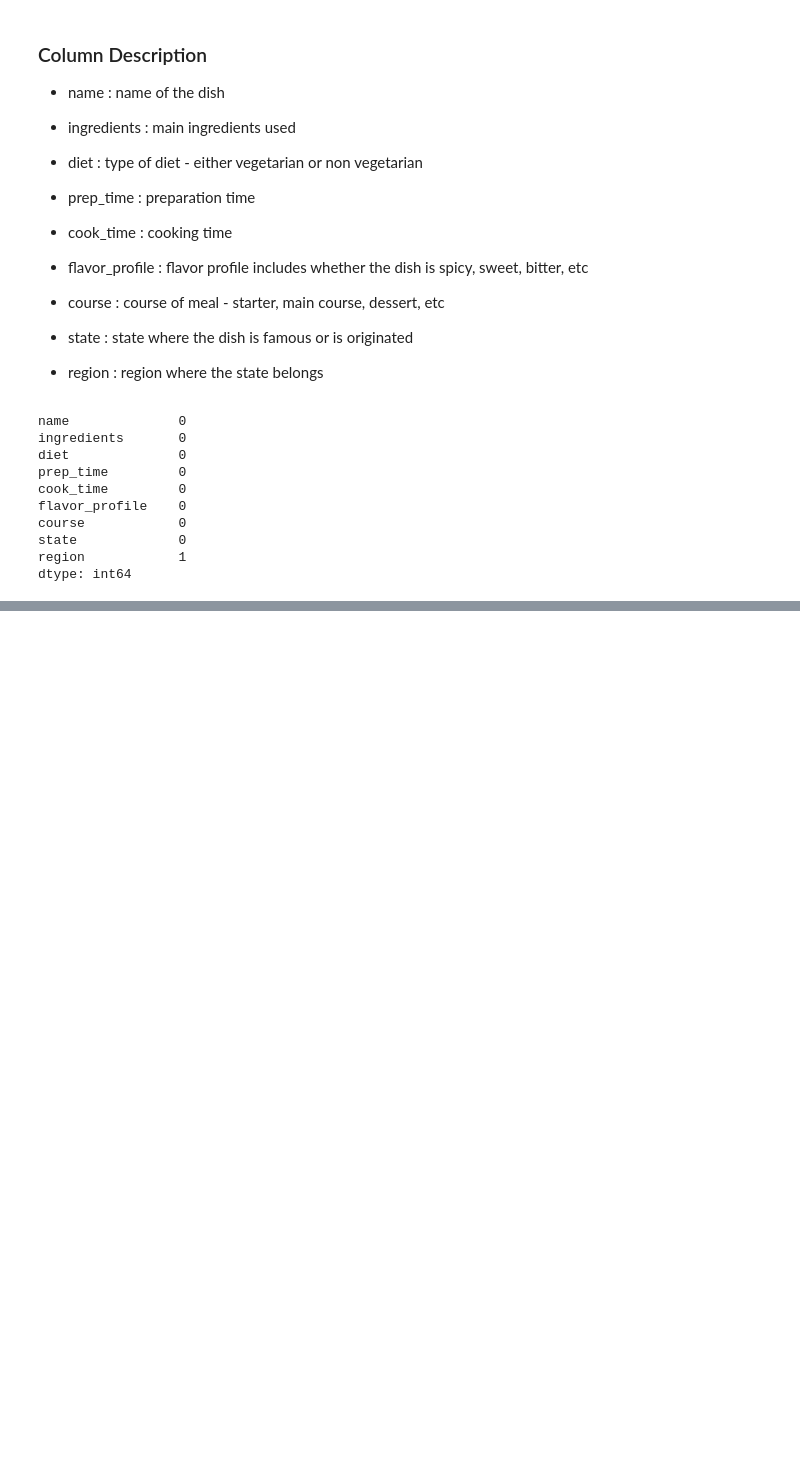
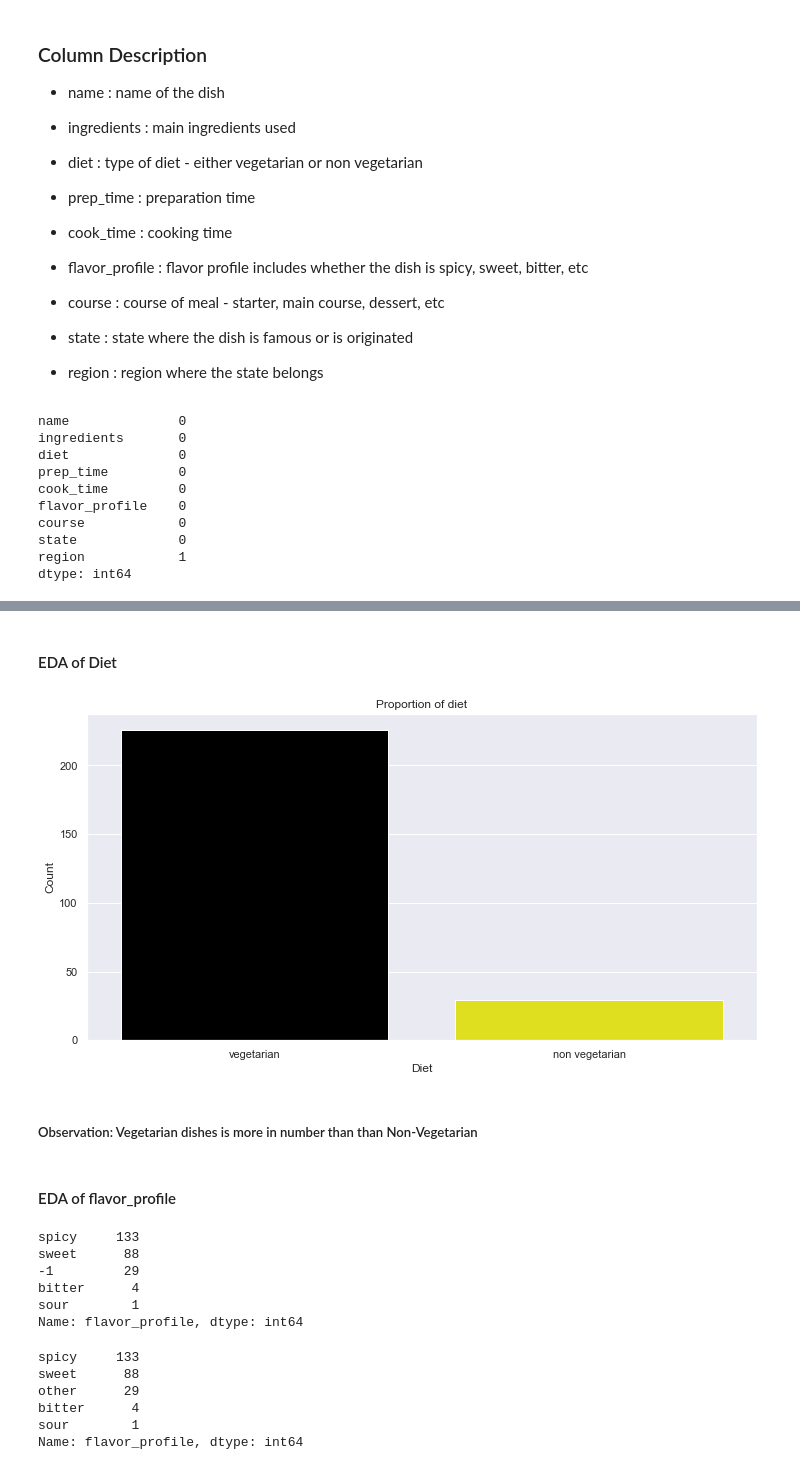
Before and after one commit to vibuverma/cuisine-recoomedations, a Jupyter notebook: Cuisine Reccomendation.ipynb, the cells around one changed output, grey strips where cells are left out. Cells and saved outputs as stored; diff of their text form; code cells hidden in the pictures; blank space fills up the shorter version.

```diff
--- a/Cuisine Reccomendation.ipynb
+++ b/Cuisine Reccomendation.ipynb
@@ -82,0 +164,26 @@ data['name']=data['name'].str.strip()
+# %%
+data.region.fillna("North", inplace=True)
+# %% [markdown]
+#### EDA of Diet
+# %%
+# Looking at diet column
+sns.countplot(data=data, x="diet", palette=["black", "yellow"])
+plt.xlabel("Diet")
+plt.ylabel("Count")
+plt.title("Proportion of diet")
+plt.show()
+# %% [output]
+[figure, added]
+# %% [markdown]
+##### Observation: Vegetarian dishes is more in number than than Non-Vegetarian
+# %% [markdown]
+#### EDA of flavor_profile
+# %%
+data["flavor_profile"].value_counts()
+# %% [output]
+spicy     133
+sweet      88
+-1         29
+bitter      4
+sour        1
+Name: flavor_profile, dtype: int64
@@ -82,0 +193,9 @@ data['name']=data['name'].str.strip()
+# %%
+data["flavor_profile"].value_counts()
+# %% [output]
+spicy     133
+sweet      88
+other      29
+bitter      4
+sour        1
+Name: flavor_profile, dtype: int64
```
Also changed, not shown: parts of 78 cells of this notebook, 3 other files.
